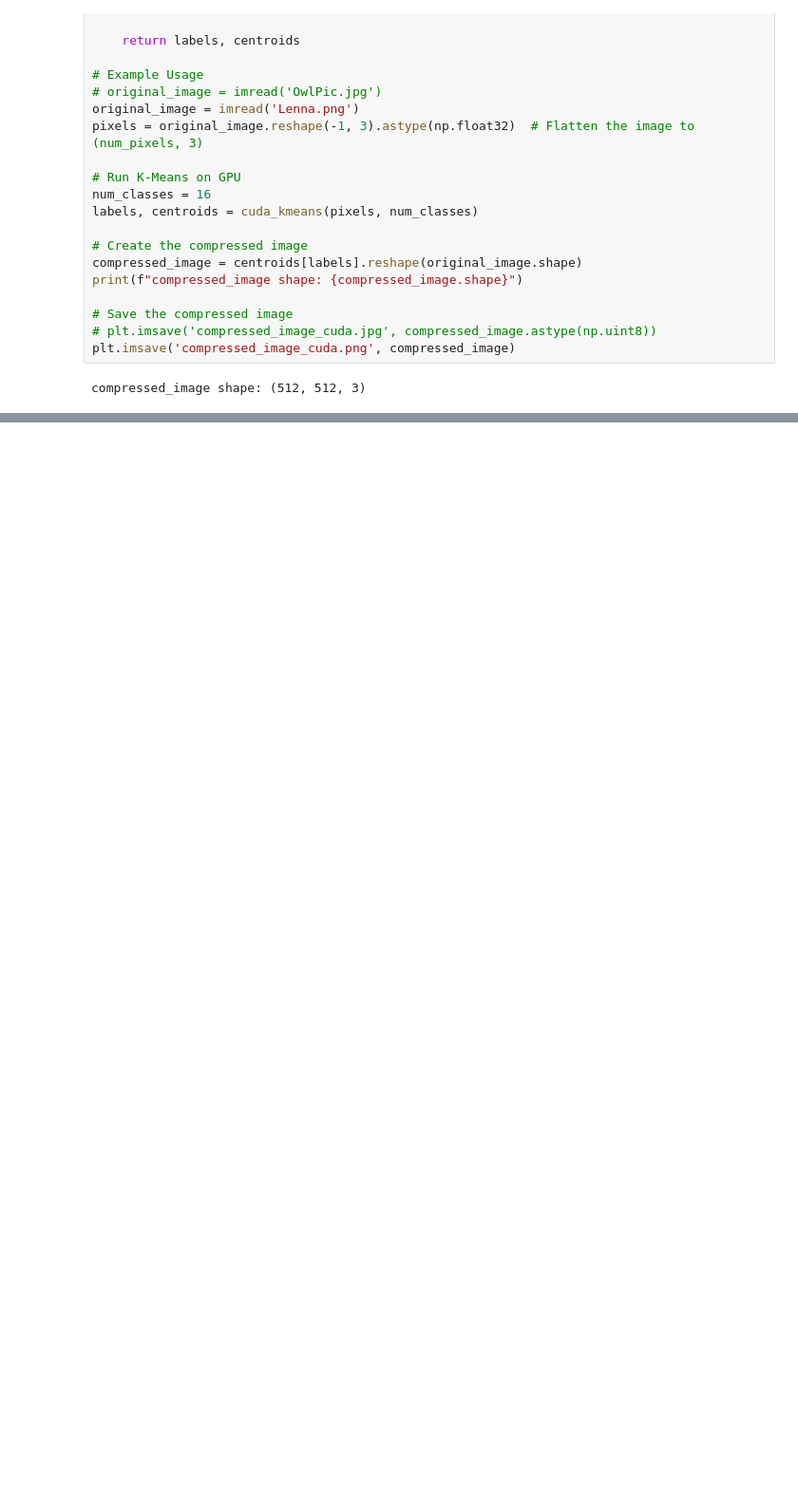
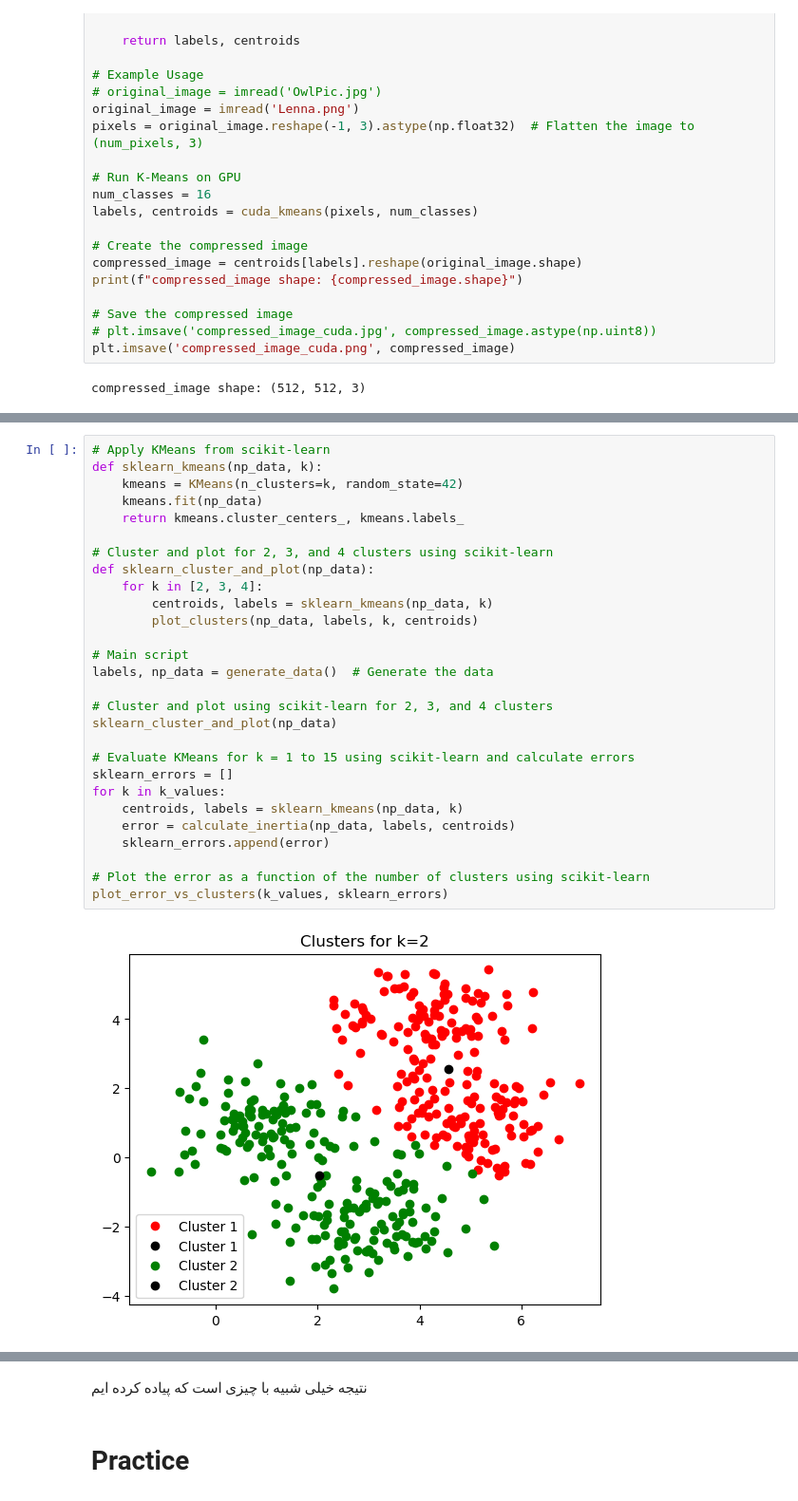
Before and after one commit to mmahdin/Computational-Intelligence-EE-AUT, a Jupyter notebook: lab/4/main.ipynb, the cells around one changed output, grey strips where cells are left out. Shown at 95% size. Saved outputs shown, nothing was run; the diff lists cells and outputs as text; blank space fills up the shorter version.

```diff
--- a/lab/4/main.ipynb
+++ b/lab/4/main.ipynb
@@ -430,0 +486,30 @@ compressed_image shape: (512, 512, 3)
+# %%
+# Apply KMeans from scikit-learn
+def sklearn_kmeans(np_data, k):
+    kmeans = KMeans(n_clusters=k, random_state=42)
+    kmeans.fit(np_data)
+    return kmeans.cluster_centers_, kmeans.labels_
+
+# Cluster and plot for 2, 3, and 4 clusters using scikit-learn
+def sklearn_cluster_and_plot(np_data):
+    for k in [2, 3, 4]:
+        centroids, labels = sklearn_kmeans(np_data, k)
+        plot_clusters(np_data, labels, k, centroids)
+
+# Main script
+labels, np_data = generate_data()  # Generate the data
+
+# Cluster and plot using scikit-learn for 2, 3, and 4 clusters
+sklearn_cluster_and_plot(np_data)
+
+# Evaluate KMeans for k = 1 to 15 using scikit-learn and calculate errors
+sklearn_errors = []
+for k in k_values:
+    centroids, labels = sklearn_kmeans(np_data, k)
+    error = calculate_inertia(np_data, labels, centroids)
+    sklearn_errors.append(error)
+
+# Plot the error as a function of the number of clusters using scikit-learn
+plot_error_vs_clusters(k_values, sklearn_errors)
+# %% [output]
+[figure, added]
@@ -430,0 +519,6 @@ compressed_image shape: (512, 512, 3)
+# %% [markdown]
+<div dir="rtl">
+نتیجه خیلی شبیه با چیزی است که پیاده کرده ایم
+<div>
+# %% [markdown]
+# Practice
```
Also changed, not shown: parts of 55 cells of this notebook, 4 other files.
